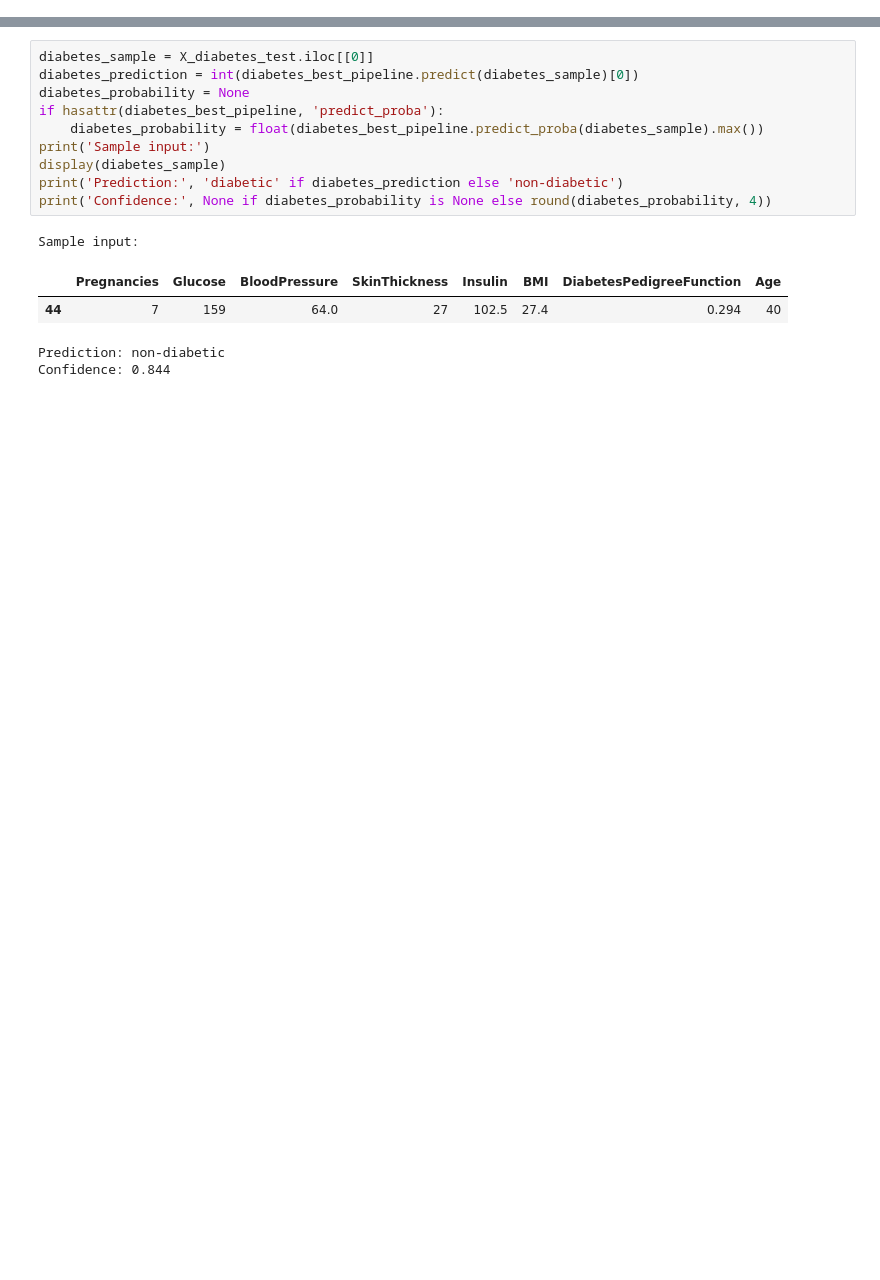
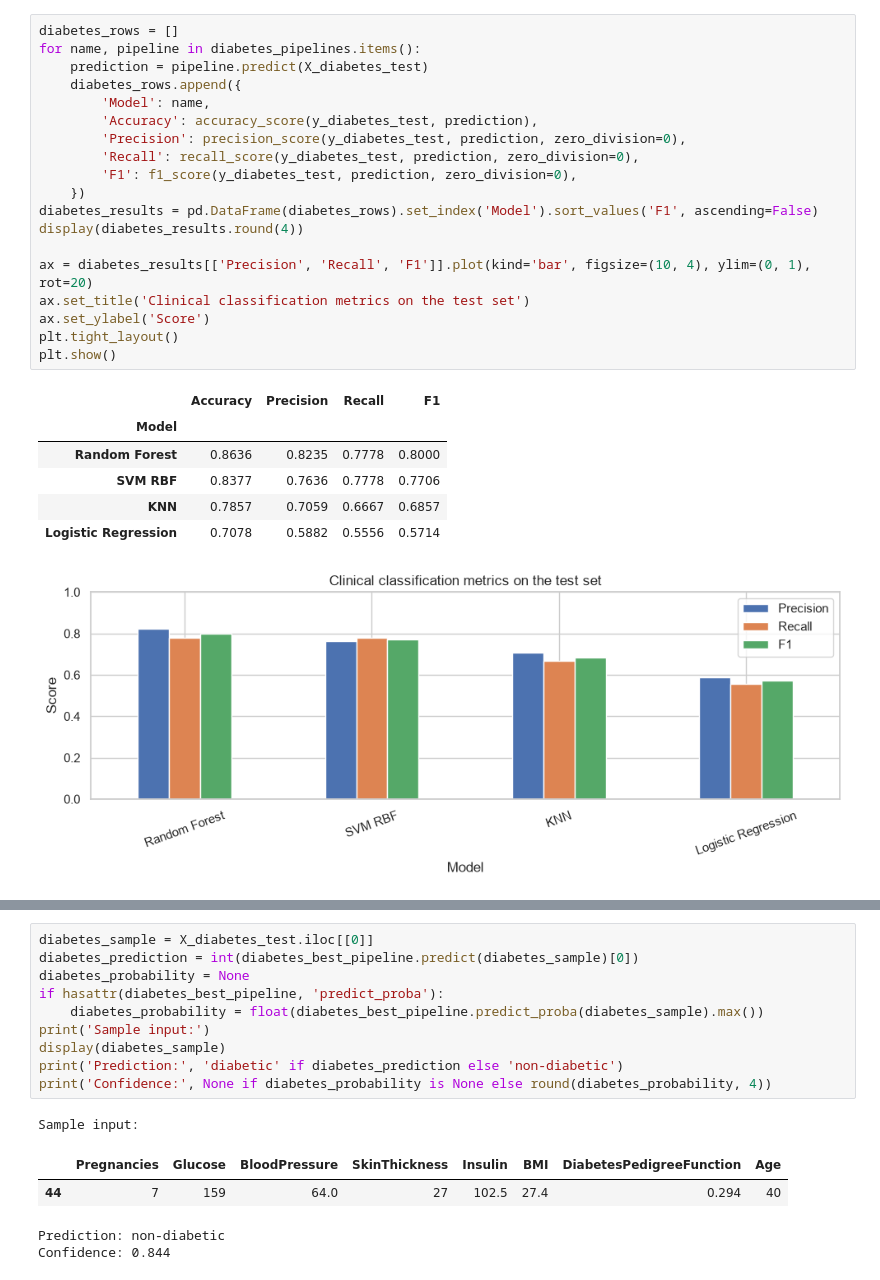
Before and after one commit to EspiMKpi/diabetes, a Jupyter notebook: diabetes_prediction.ipynb, the cells around one changed output, grey strips where cells are left out. Cells and saved outputs as stored; diff of their text form; blank space fills up the shorter version.

```diff
--- a/diabetes_prediction.ipynb
+++ b/diabetes_prediction.ipynb
@@ -139,0 +162,27 @@ The primary comparison reports accuracy, precision, recall, and F1. Recall is es
+# %%
+diabetes_rows = []
+for name, pipeline in diabetes_pipelines.items():
+    prediction = pipeline.predict(X_diabetes_test)
+    diabetes_rows.append({
+        'Model': name,
+        'Accuracy': accuracy_score(y_diabetes_test, prediction),
+        'Precision': precision_score(y_diabetes_test, prediction, zero_division=0),
+        'Recall': recall_score(y_diabetes_test, prediction, zero_division=0),
+        'F1': f1_score(y_diabetes_test, prediction, zero_division=0),
+    })
+diabetes_results = pd.DataFrame(diabetes_rows).set_index('Model').sort_values('F1', ascending=False)
+display(diabetes_results.round(4))
+
+ax = diabetes_results[['Precision', 'Recall', 'F1']].plot(kind='bar', figsize=(10, 4), ylim=(0, 1), rot=20)
+ax.set_title('Clinical classification metrics on the test set')
+ax.set_ylabel('Score')
+plt.tight_layout()
+plt.show()
+# %% [output]
+|  | Accuracy | Precision | Recall | F1 |
+| Model |  |  |  |  |
+| Random Forest | 0.8636 | 0.8235 | 0.7778 | 0.8000 |
+| SVM RBF | 0.8377 | 0.7636 | 0.7778 | 0.7706 |
+| KNN | 0.7857 | 0.7059 | 0.6667 | 0.6857 |
+| Logistic Regression | 0.7078 | 0.5882 | 0.5556 | 0.5714 |
+[figure, added]
```
Also changed, not shown: parts of 24 cells of this notebook, 3 other files.
